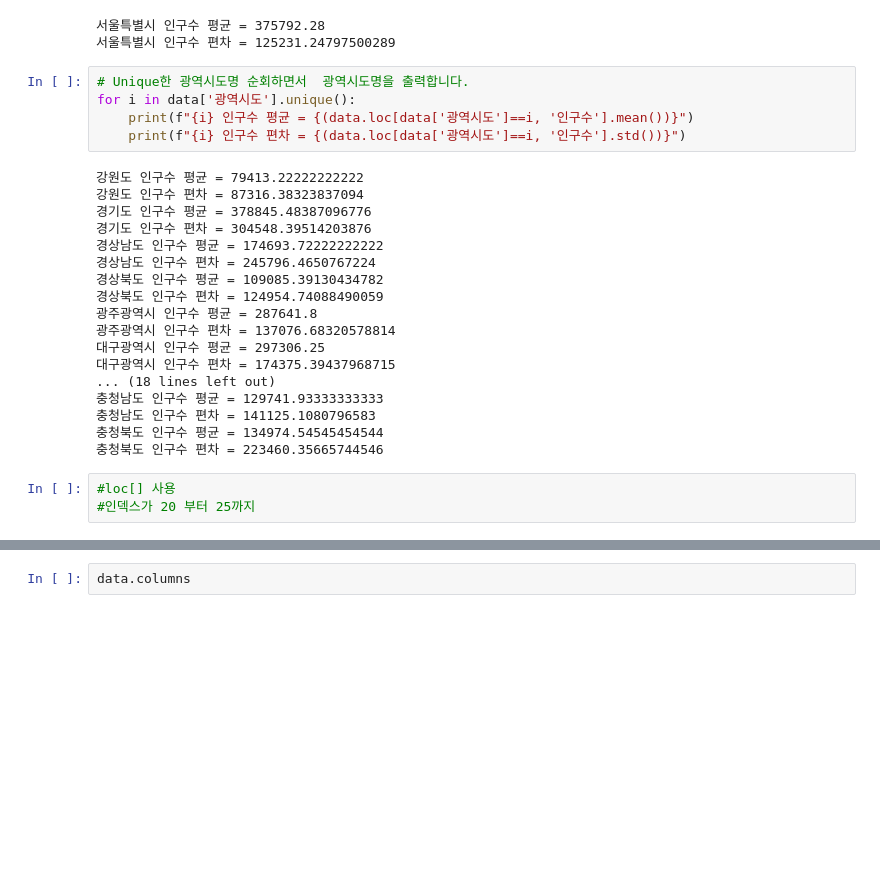
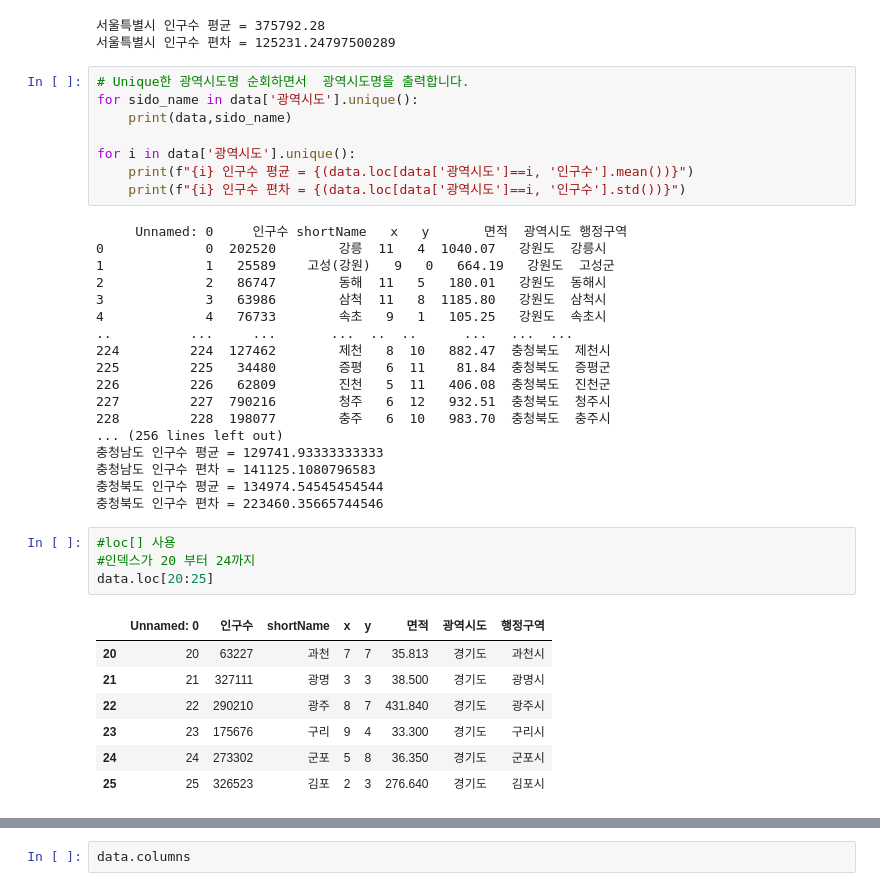
Before and after one commit to lemongza/Webscraping, a Jupyter notebook: 03-1.행정구역정보_분석과시각화.ipynb, the cells around one changed output, grey strips where cells are left out. Cells and saved outputs as stored; diff of their text form; blank space fills up the shorter version.

```diff
--- a/03-1.행정구역정보_분석과시각화.ipynb
+++ b/03-1.행정구역정보_분석과시각화.ipynb
@@ -432,30 +432,42 @@ pop_mean_std('서울특별시')
 서울특별시 인구수 편차 = 125231.24797500289
 # %%
 # Unique한 광역시도명 순회하면서  광역시도명을 출력합니다.
+for sido_name in data['광역시도'].unique():
+    print(data,sido_name)
+
 for i in data['광역시도'].unique():
     print(f"{i} 인구수 평균 = {(data.loc[data['광역시도']==i, '인구수'].mean())}")
     print(f"{i} 인구수 편차 = {(data.loc[data['광역시도']==i, '인구수'].std())}")
 # %% [output]
-강원도 인구수 평균 = 79413.22222222222
-강원도 인구수 편차 = 87316.38323837094
-경기도 인구수 평균 = 378845.48387096776
-경기도 인구수 편차 = 304548.39514203876
-경상남도 인구수 평균 = 174693.72222222222
-경상남도 인구수 편차 = 245796.4650767224
-경상북도 인구수 평균 = 109085.39130434782
-경상북도 인구수 편차 = 124954.74088490059
-광주광역시 인구수 평균 = 287641.8
-광주광역시 인구수 편차 = 137076.68320578814
-대구광역시 인구수 평균 = 297306.25
-대구광역시 인구수 편차 = 174375.39437968715
-... (18 lines left out)
+     Unnamed: 0     인구수 shortName   x   y       면적  광역시도 행정구역
+0             0  202520        강릉  11   4  1040.07   강원도  강릉시
+1             1   25589    고성(강원)   9   0   664.19   강원도  고성군
+2             2   86747        동해  11   5   180.01   강원도  동해시
+3             3   63986        삼척  11   8  1185.80   강원도  삼척시
+4             4   76733        속초   9   1   105.25   강원도  속초시
+..          ...     ...       ...  ..  ..      ...   ...  ...
+224         224  127462        제천   8  10   882.47  충청북도  제천시
+225         225   34480        증평   6  11    81.84  충청북도  증평군
+226         226   62809        진천   5  11   406.08  충청북도  진천군
+227         227  790216        청주   6  12   932.51  충청북도  청주시
+228         228  198077        충주   6  10   983.70  충청북도  충주시
+... (256 lines left out)
 충청남도 인구수 평균 = 129741.93333333333
 충청남도 인구수 편차 = 141125.1080796583
 충청북도 인구수 평균 = 134974.54545454544
 충청북도 인구수 편차 = 223460.35665744546
-# %%
-#loc[] 사용
-#인덱스가 20 부터 25까지
+# %%
+#loc[] 사용
+#인덱스가 20 부터 24까지
+data.loc[20:25]
+# %% [output]
+|  | Unnamed: 0 | 인구수 | shortName | x | y | 면적 | 광역시도 | 행정구역 |
+| 20 | 20 | 63227 | 과천 | 7 | 7 | 35.813 | 경기도 | 과천시 |
+| 21 | 21 | 327111 | 광명 | 3 | 3 | 38.500 | 경기도 | 광명시 |
+| 22 | 22 | 290210 | 광주 | 8 | 7 | 431.840 | 경기도 | 광주시 |
+| 23 | 23 | 175676 | 구리 | 9 | 4 | 33.300 | 경기도 | 구리시 |
+| 24 | 24 | 273302 | 군포 | 5 | 8 | 36.350 | 경기도 | 군포시 |
+| 25 | 25 | 326523 | 김포 | 2 | 3 | 276.640 | 경기도 | 김포시 |
 # %%
 #iloc[] 사용
 #인덱스가 20 부터 24까지
```
Also changed, not shown: parts of 11 cells of this notebook.
